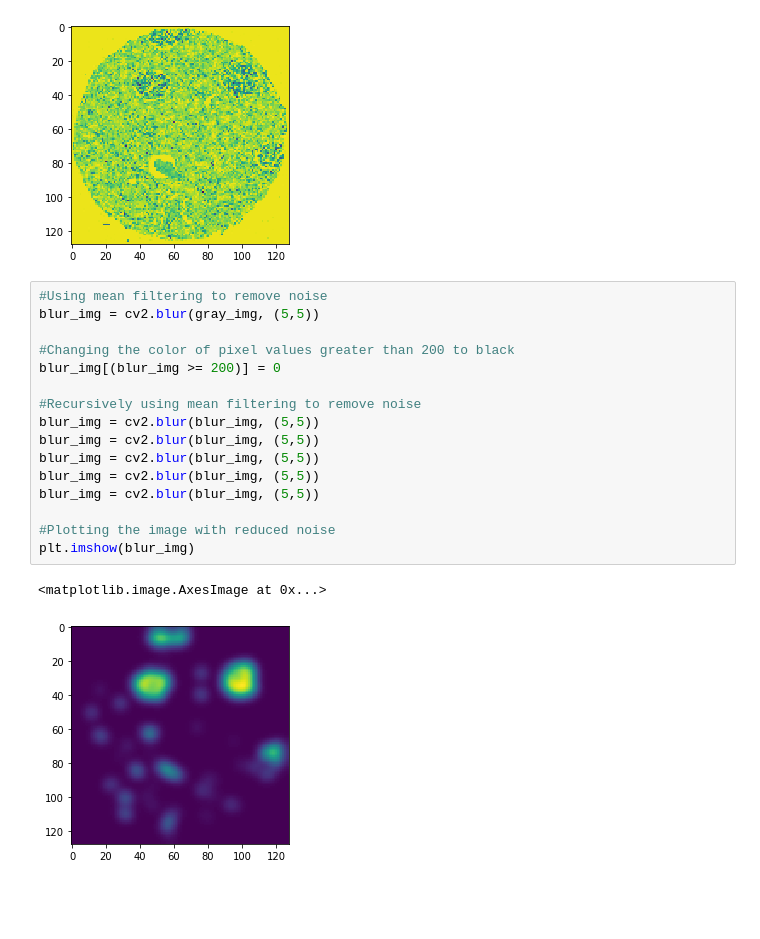
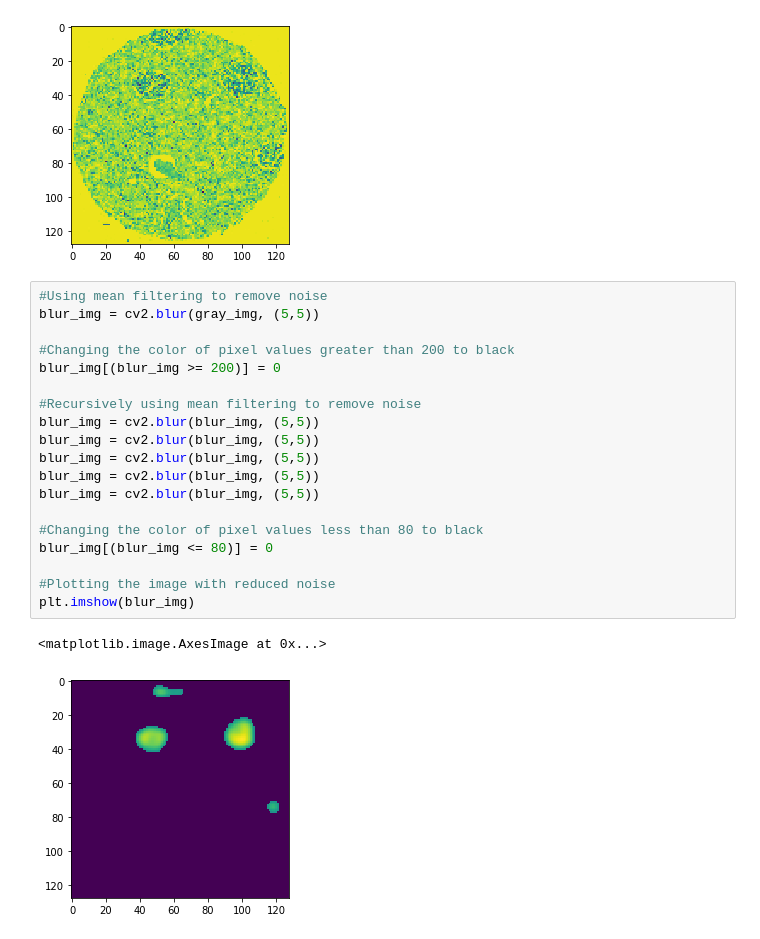
Before and after one commit to juyingnan/notebooks, a Jupyter notebook: nuclei.ipynb, the cells around one changed output. Cells and saved outputs as stored; diff of their text form; blank space fills up the shorter version.

```diff
--- a/nuclei.ipynb
+++ b/nuclei.ipynb
@@ -71,19 +66,22 @@ plt.imshow(gray_img)
 # %%
 #Using mean filtering to remove noise
 blur_img = cv2.blur(gray_img, (5,5))
 
 #Changing the color of pixel values greater than 200 to black
 blur_img[(blur_img >= 200)] = 0
 
 #Recursively using mean filtering to remove noise
 blur_img = cv2.blur(blur_img, (5,5))
 blur_img = cv2.blur(blur_img, (5,5))
 blur_img = cv2.blur(blur_img, (5,5))
 blur_img = cv2.blur(blur_img, (5,5))
 blur_img = cv2.blur(blur_img, (5,5))
 
+#Changing the color of pixel values less than 80 to black
+blur_img[(blur_img <= 80)] = 0
+
 #Plotting the image with reduced noise
 plt.imshow(blur_img)
 # %% [output]
 <matplotlib.image.AxesImage at 0x...>
-[figure, old version]
+[figure, new version]
```
Also changed, not shown: parts of 6 cells of this notebook.
